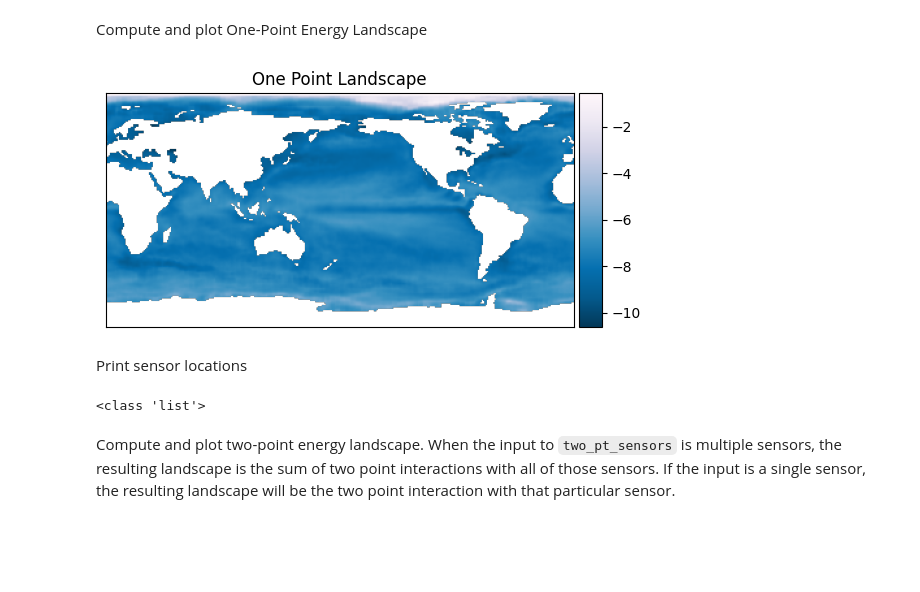
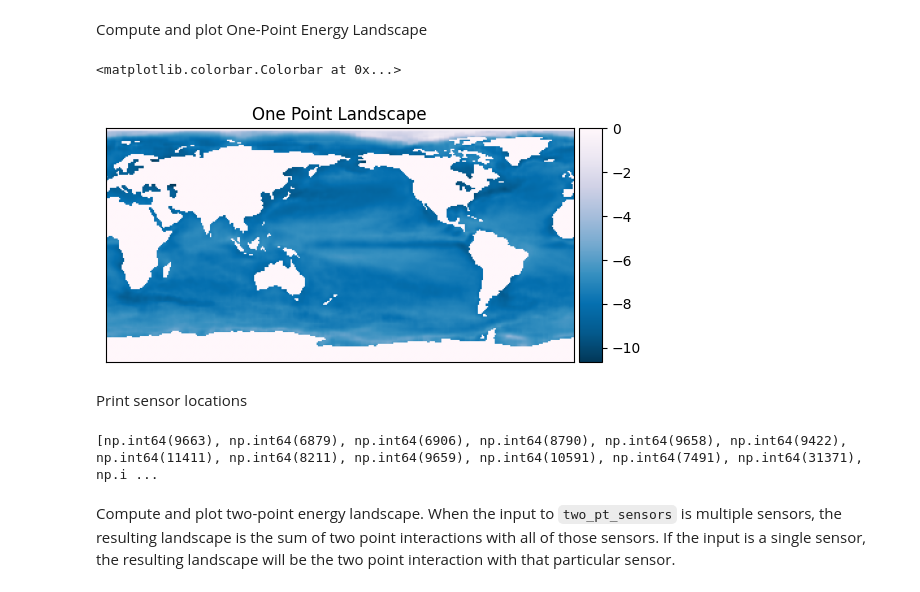
Before and after one commit to dynamicslab/pysensors, a Jupyter notebook: examples/two_point_greedy.ipynb, the cells around one changed output. Saved outputs shown, nothing was run; the diff lists cells and outputs as text; code cells hidden in the pictures; blank space fills up the shorter version.

```diff
--- a/examples/two_point_greedy.ipynb
+++ b/examples/two_point_greedy.ipynb
@@ -130,29 +125,30 @@ ax.set_title('Uncertainty Heatmap');
 # %% [markdown]
 Compute and plot One-Point Energy Landscape
 # %%
-one_pt_landscape = model.one_pt_energy_landscape(prior=prior, noise=1)
+one_point_energy = model.one_pt_energy_landscape(prior=prior, noise=1)
+one_pt_landscape = np.zeros(X.shape[1])
+one_pt_landscape[:] = one_point_energy
+one_pt_landscape_img = np.zeros_like(snapshot)
+one_pt_landscape_img[masks] = one_pt_landscape
 
-temp = np.transpose(0 * X[1,:])
-temp[:] = one_pt_landscape
-img = 0*snapshot
-img[masks] = temp
-plt.figure()
-image = plt.imshow(img, cmap=plt.cm.PuBu_r)
-ax = plt.gca()
-plt.xticks([])
-plt.yticks([])
+# Plot one point landscape
+fig, ax = plt.subplots()
+image = ax.imshow(one_pt_landscape_img, cmap=plt.cm.PuBu_r)
+ax.set_xticks([])
+ax.set_yticks([])
+ax.set_title('One Point Landscape')
 divider = make_axes_locatable(ax)
 cax = divider.append_axes("right", size="5%", pad=0.05)
-plt.colorbar(image, cax)
-ax.set_title('One Point Landscape');
+plt.colorbar(image, cax=cax)
 # %% [output]
+<matplotlib.colorbar.Colorbar at 0x...>
-[figure, old version]
+[figure, new version]
 # %% [markdown]
 Print sensor locations
 # %%
-print(type(sensors))
+print(sensors)
 # %% [output]
-<class 'list'>
+[np.int64(9663), np.int64(6879), np.int64(6906), np.int64(8790), np.int64(9658), np.int64(9422), np.int64(11411), np.int64(8211), np.int64(9659), np.int64(10591), np.int64(7491), np.int64(31371), np.i ...
 # %% [markdown]
 Compute and plot two-point energy landscape.
 When the input to `two_pt_sensors` is multiple sensors, the resulting landscape is the sum of two point interactions with all of those sensors. If the input is a single sensor, the resulting landscape will be the two point interaction with that particular sensor.
```
Also changed, not shown: parts of 6 cells of this notebook, 5 other files.
